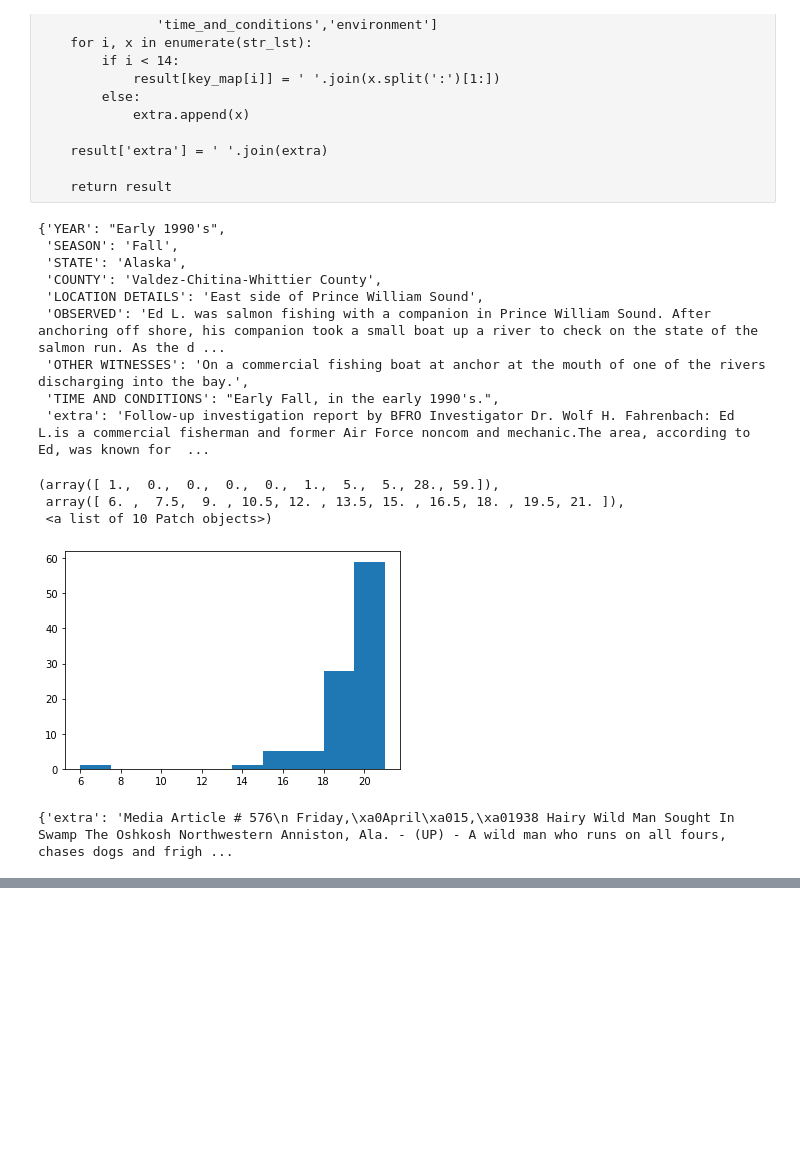
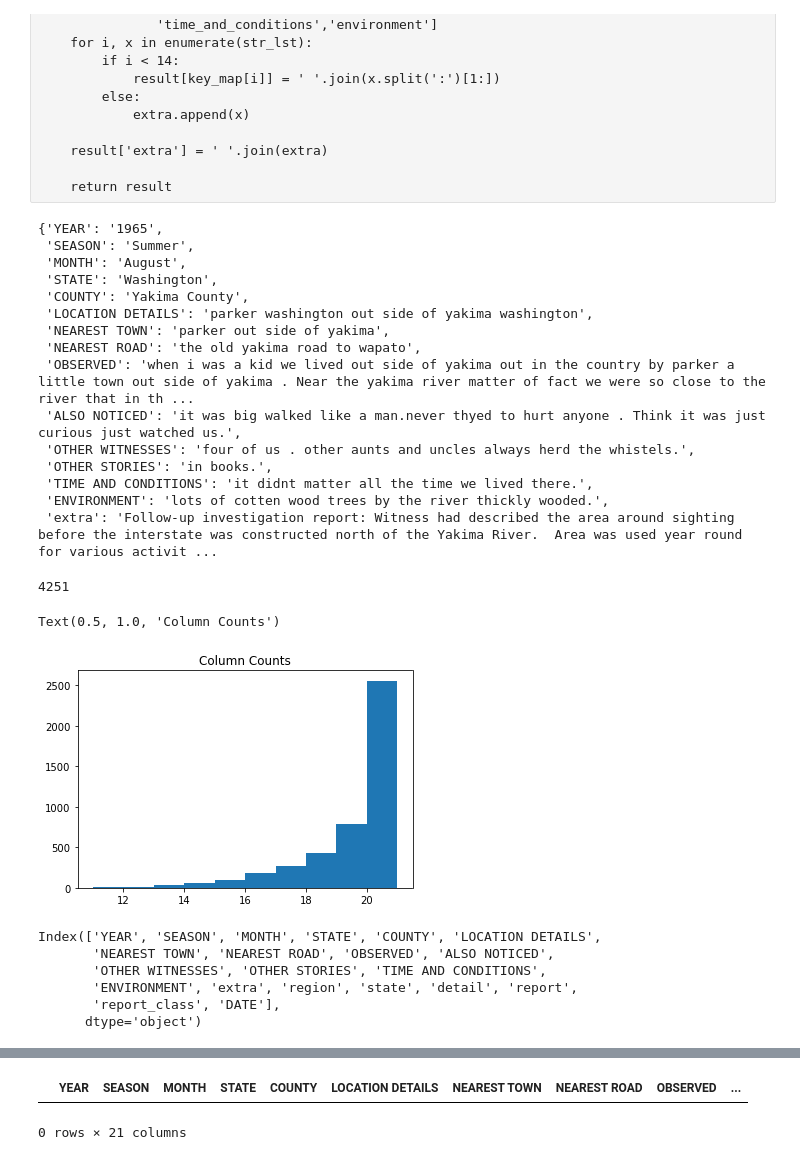
Before and after one commit to andrewmmeans/little-foot, a Jupyter notebook: processing.ipynb, the cells around one changed output, grey strips where cells are left out. Drawn from its saved outputs; the diff is of its cells as text; code cells hidden in the pictures; blank space fills up the shorter version.

```diff
--- a/processing.ipynb
+++ b/processing.ipynb
@@ -64,6 +78,11 @@ def build_details(str_lst):
 
     # empty list to store return key value pairs
     result = {}
+
+    valid_columns = ['YEAR', 'SEASON', 'MONTH', 'STATE', 'COUNTY', 'LOCATION DETAILS',
+       'NEAREST TOWN', 'NEAREST ROAD', 'OBSERVED', 'ALSO NOTICED',
+       'OTHER WITNESSES', 'OTHER STORIES', 'TIME AND CONDITIONS',
+       'ENVIRONMENT', 'DATE', 'extra']
 
     # flag to alter the way we build keys
     process_diff = False
@@ -74,7 +93,7 @@ def build_details(str_lst):
         # splits each line into a key, value string pair
         first, *second = x.split(':')
 
-        if not first.isupper():
+        if not first.isupper() and first not in valid_columns:
             # checks if key isn't CAPS, if not we process the rest of the html differently
             process_diff = True
 
@@ -88,21 +107,33 @@ def build_details(str_lst):
 
     # combine all extra values into a single long string
     result['extra'] = ' '.join(extra)
+    remove_keys = []
+    for key in result.keys():
+        if key not in valid_columns:
+            remove_keys.append(key)
+    for key in remove_keys:
+        result.pop(key)
     return result
 # %%
-soup = BeautifulSoup(raw_df.html[19])
+soup = BeautifulSoup(good_df.html[4251])
 
 build_details([x.text for x in soup.find_all('p')])
 # %% [output]
-{'YEAR': "Early 1990's",
- 'SEASON': 'Fall',
- 'STATE': 'Alaska',
- 'COUNTY': 'Valdez-Chitina-Whittier County',
- 'LOCATION DETAILS': 'East side of Prince William Sound',
- 'OBSERVED': 'Ed L. was salmon fishing with a companion in Prince William Sound. After anchoring off shore, his companion took a small boat up a river to check on the state of the salmon run. As the d ...
- 'OTHER WITNESSES': 'On a commercial fishing boat at anchor at the mouth of one of the rivers discharging into the bay.',
- 'TIME AND CONDITIONS': "Early Fall, in the early 1990's.",
- 'extra': 'Follow-up investigation report by BFRO Investigator Dr. Wolf H. Fahrenbach: Ed L.is a commercial fisherman and former Air Force noncom and mechanic.The area, according to Ed, was known for  ...
+{'YEAR': '1965',
+ 'SEASON': 'Summer',
+ 'MONTH': 'August',
+ 'STATE': 'Washington',
+ 'COUNTY': 'Yakima County',
+ 'LOCATION DETAILS': 'parker washington out side of yakima washington',
+ 'NEAREST TOWN': 'parker out side of yakima',
+ 'NEAREST ROAD': 'the old yakima road to wapato',
+ 'OBSERVED': 'when i was a kid we lived out side of yakima out in the country by parker a little town out side of yakima . Near the yakima river matter of fact we were so close to the river that in th ...
+ 'ALSO NOTICED': 'it was big walked like a man.never thyed to hurt anyone . Think it was just curious just watched us.',
+ 'OTHER WITNESSES': 'four of us . other aunts and uncles always herd the whistels.',
+ 'OTHER STORIES': 'in books.',
+ 'TIME AND CONDITIONS': 'it didnt matter all the time we lived there.',
+ 'ENVIRONMENT': 'lots of cotten wood trees by the river thickly wooded.',
+ 'extra': 'Follow-up investigation report: Witness had described the area around sighting before the interstate was constructed north of the Yakima River.  Area was used year round for various activit ...
 # %%
 def process_one(row):
     soup = BeautifulSoup(row)
@@ -112,33 +143,42 @@ def process_one(row):
     joined.update(details)
     joined.update(header)
     return joined
+# %%
+for i, row in enumerate(raw_df.html):
+    if 'SEE PHOTOS FROM SILVER STAR MOUNTAIN' in row:
+        print(i)
+# %% [output]
+4251
 # %%
 processed = []
 
-for i, row in enumerate(raw_df.html):
+for i, row in enumerate(good_df.html):
     try:
         processed.append(process_one(row))
     except Exception as e:
-        print(f'row: {i}', e)
+        pass
+        #print(f'row: {i}', e)
 # %%
 import matplotlib.pyplot as plt
 
 fig, ax = plt.subplots()
 
 ax.hist([len(x.keys()) for x in processed])
+ax.set_title('Column Counts')
 # %% [output]
-(array([ 1.,  0.,  0.,  0.,  0.,  1.,  5.,  5., 28., 59.]),
- array([ 6. ,  7.5,  9. , 10.5, 12. , 13.5, 15. , 16.5, 18. , 19.5, 21. ]),
- <a list of 10 Patch objects>)
+Text(0.5, 1.0, 'Column Counts')
-[figure, old version]
+[figure, new version]
-# %%
-for x in processed:
-    if len(x.keys()) < 14:
-        print(x)
-# %% [output]
-{'extra': 'Media Article # 576\n Friday,\xa0April\xa015,\xa01938 Hairy Wild Man Sought In Swamp The Oshkosh Northwestern Anniston, Ala. - (UP) - A wild man who runs on all fours, chases dogs and frigh ...
 # %%
 df = pd.DataFrame(processed)
+# %%
+df.columns
+# %% [output]
+Index(['YEAR', 'SEASON', 'MONTH', 'STATE', 'COUNTY', 'LOCATION DETAILS',
+       'NEAREST TOWN', 'NEAREST ROAD', 'OBSERVED', 'ALSO NOTICED',
+       'OTHER WITNESSES', 'OTHER STORIES', 'TIME AND CONDITIONS',
+       'ENVIRONMENT', 'extra', 'region', 'state', 'detail', 'report',
+       'report_class', 'DATE'],
+      dtype='object')
 # %%
 df.head()
 # %% [output]
@@ -149,3 +189,8 @@ df.head()
 | 3 | 2004 | Summer | July | Alaska | Bristol Bay County | Approximately 95 miles east of Eg... | Egegik | NaN | To whom it may concern, I am a co... | ... |
 | 4 | 2000 | Summer | June | Alaska | Cordova-McCarthy County | On the main trail toward the glac... | Kennikot, Alaska | not sure | My hiking partner and I arrived l... | ... |
 5 rows × 21 columns
+# %%
+df[(df.report_class != '(Class A)') & (df.report_class != '(Class B)') & (df.report_class != '(Class C)')]
+# %% [output]
+|  | YEAR | SEASON | MONTH | STATE | COUNTY | LOCATION DETAILS | NEAREST TOWN | NEAREST ROAD | OBSERVED | ... |
+0 rows × 21 columns
```
Also changed, not shown: parts of 9 cells of this notebook.
